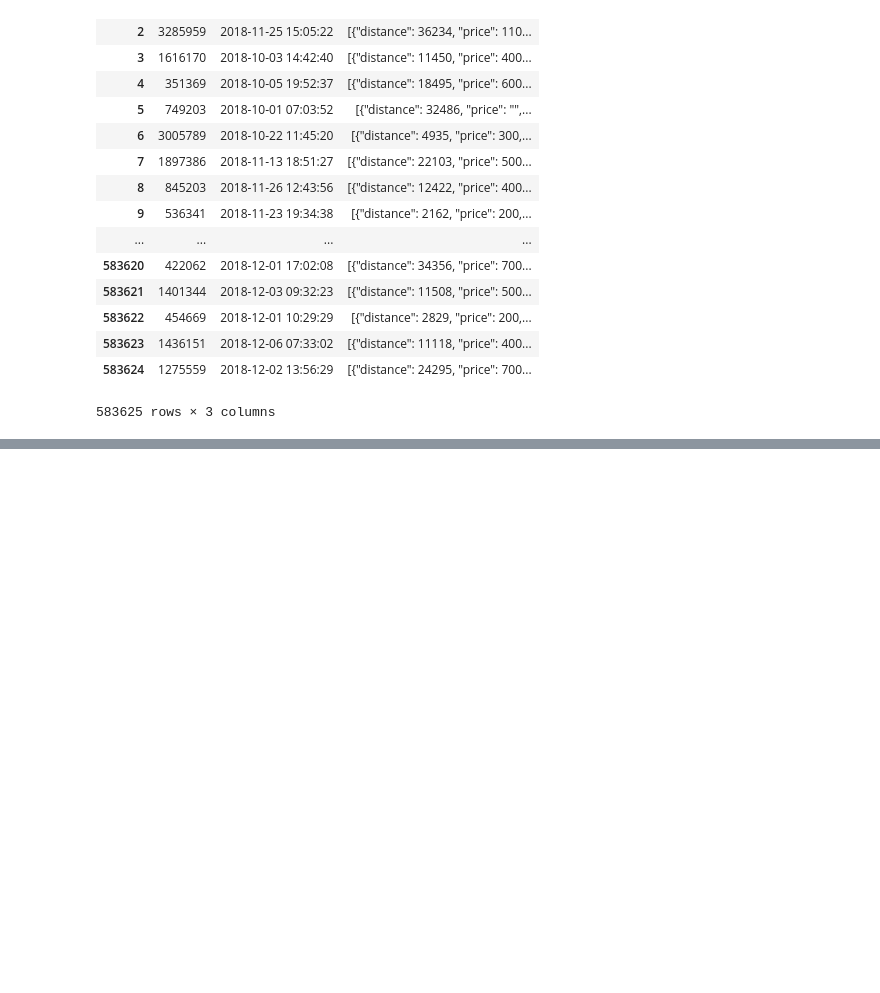
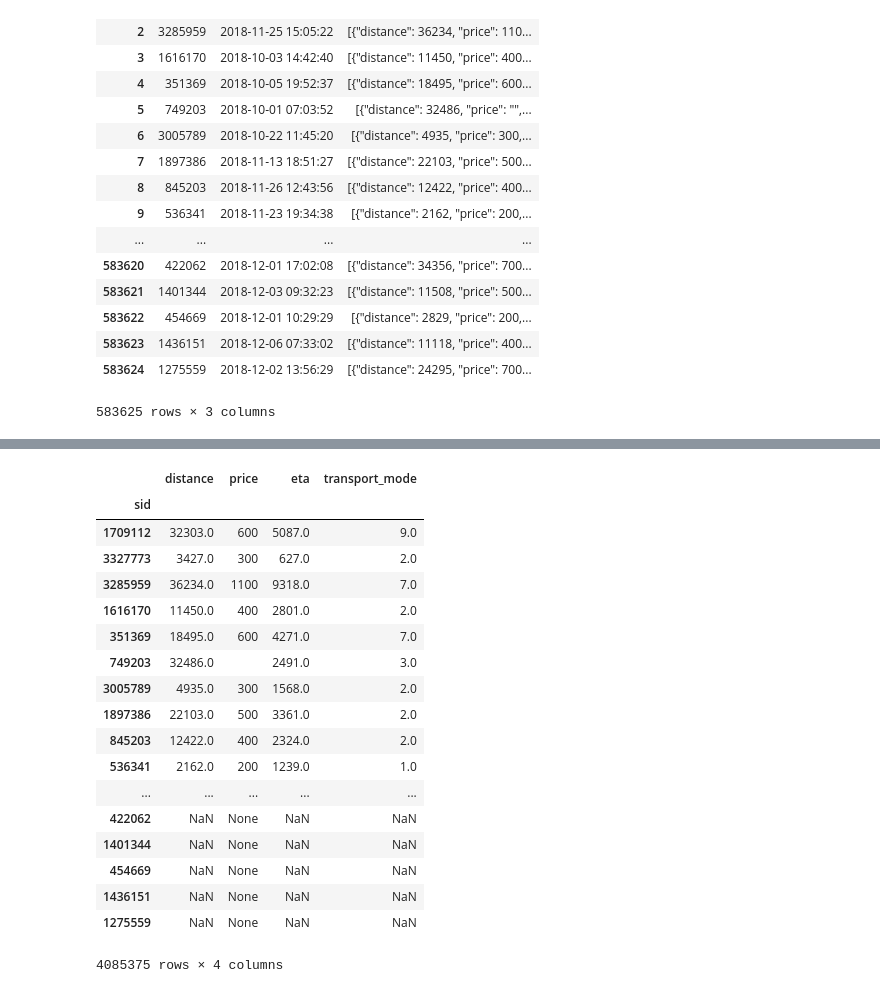
Before and after one commit to MitsuruFujiwara/KDD-Cup-2019, a Jupyter notebook: src/EDA.ipynb, the cells around one changed output, grey strips where cells are left out. Cells and saved outputs as stored; diff of their text form; code cells hidden in the pictures; blank space fills up the shorter version.

```diff
--- a/src/EDA.ipynb
+++ b/src/EDA.ipynb
@@ -116,9 +185,3 @@ plans
 | 583623 | 1436151 | 2018-12-06 07:33:02 | [{"distance": 11118, "price": 400... |
 | 583624 | 1275559 | 2018-12-02 13:56:29 | [{"distance": 24295, "price": 700... |
 583625 rows × 3 columns
-# %%
-def loadJSON(val,key):
-    val = json.loads(val)
-    return [v[key] for v in val]
-
-loadJSON(plans.plans[0], 'distance')
@@ -265,0 +199,23 @@ Name: o, Length: 5649, dtype: int64
+# %%
+plans_df =
+plans_df = pd.merge(plans_df, plans[])
+# %% [output]
+|  | distance | price | eta | transport_mode |
+| sid |  |  |  |  |
+| 1709112 | 32303.0 | 600 | 5087.0 | 9.0 |
+| 3327773 | 3427.0 | 300 | 627.0 | 2.0 |
+| 3285959 | 36234.0 | 1100 | 9318.0 | 7.0 |
+| 1616170 | 11450.0 | 400 | 2801.0 | 2.0 |
+| 351369 | 18495.0 | 600 | 4271.0 | 7.0 |
+| 749203 | 32486.0 |  | 2491.0 | 3.0 |
+| 3005789 | 4935.0 | 300 | 1568.0 | 2.0 |
+| 1897386 | 22103.0 | 500 | 3361.0 | 2.0 |
+| 845203 | 12422.0 | 400 | 2324.0 | 2.0 |
+| 536341 | 2162.0 | 200 | 1239.0 | 1.0 |
+| ... | ... | ... | ... | ... |
+| 422062 | NaN | None | NaN | NaN |
+| 1401344 | NaN | None | NaN | NaN |
+| 454669 | NaN | None | NaN | NaN |
+| 1436151 | NaN | None | NaN | NaN |
+| 1275559 | NaN | None | NaN | NaN |
+4085375 rows × 4 columns
```
Also changed, not shown: parts of 21 cells of this notebook, 4 other files.
